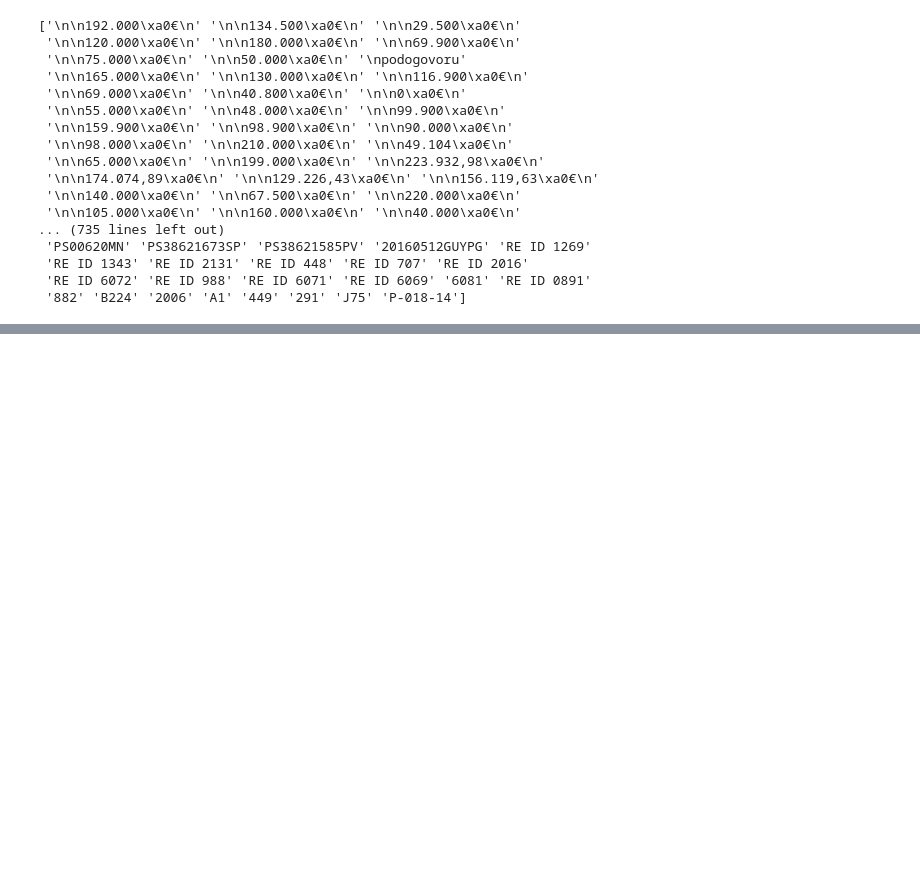
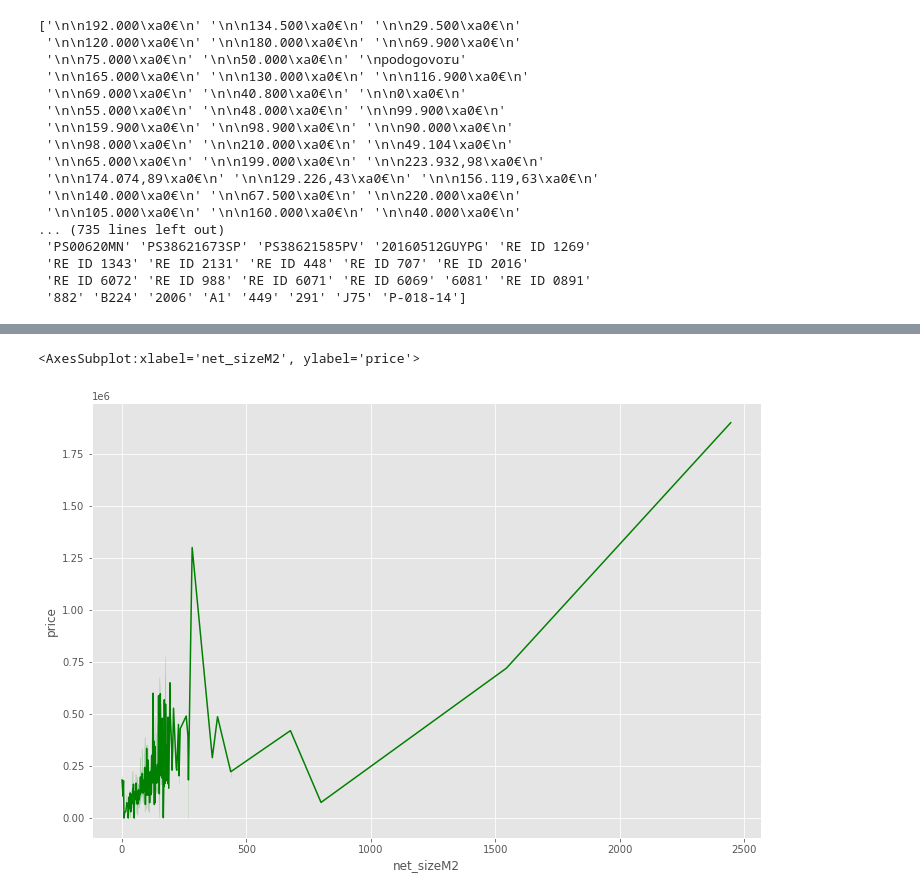
Before and after one commit to jbrlek/Capstone_webScrape_Real_Estate_Regression, a Jupyter notebook: Preparing the features - Bolha Flats.ipynb, the cells around one changed output, grey strips where cells are left out. Cells and saved outputs as stored; diff of their text form; code cells hidden in the pictures; blank space fills up the shorter version.

```diff
--- a/Preparing the features - Bolha Flats.ipynb
+++ b/Preparing the features - Bolha Flats.ipynb
@@ -280,0 +340,6 @@ TypeError: Encoders require their input to be uniformly strings or numbers. Got
+# %%
+f, ax = plt.subplots(figsize=(12, 8))
+sns.lineplot(x='net_sizeM2', y='price', color='green',data=train)
+# %% [output]
+<AxesSubplot:xlabel='net_sizeM2', ylabel='price'>
+[figure, added]
```
Also changed, not shown: parts of 54 cells of this notebook.
